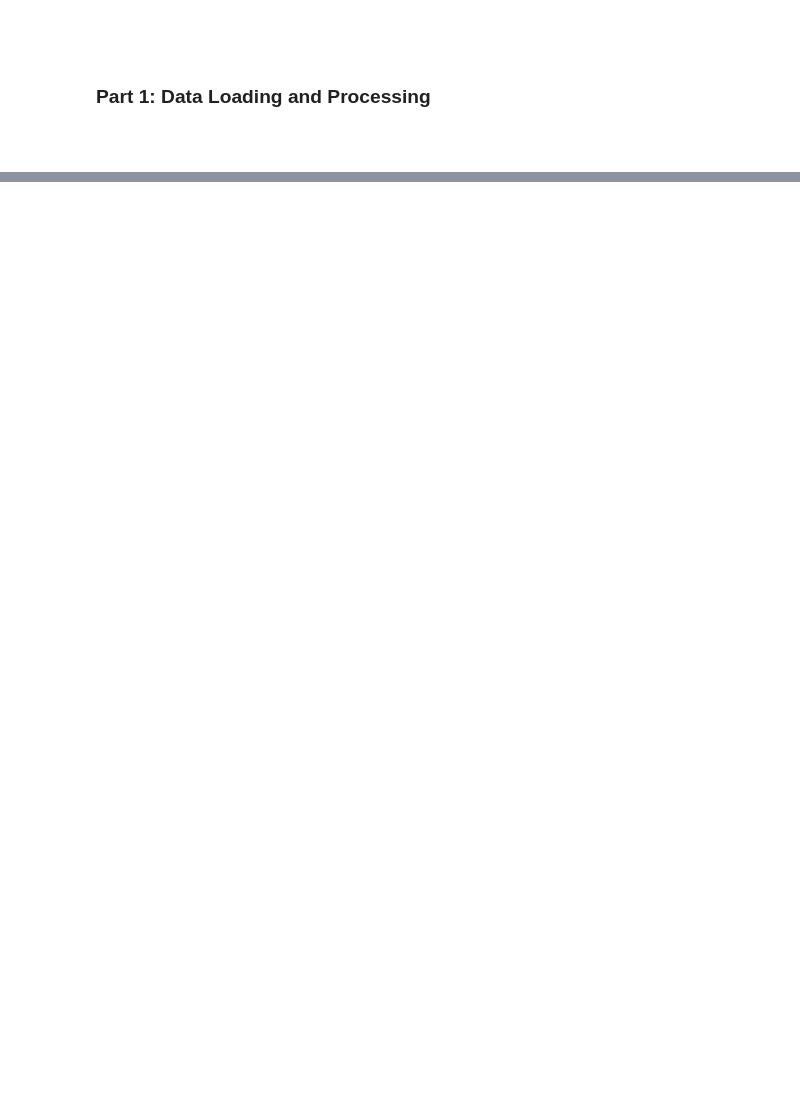
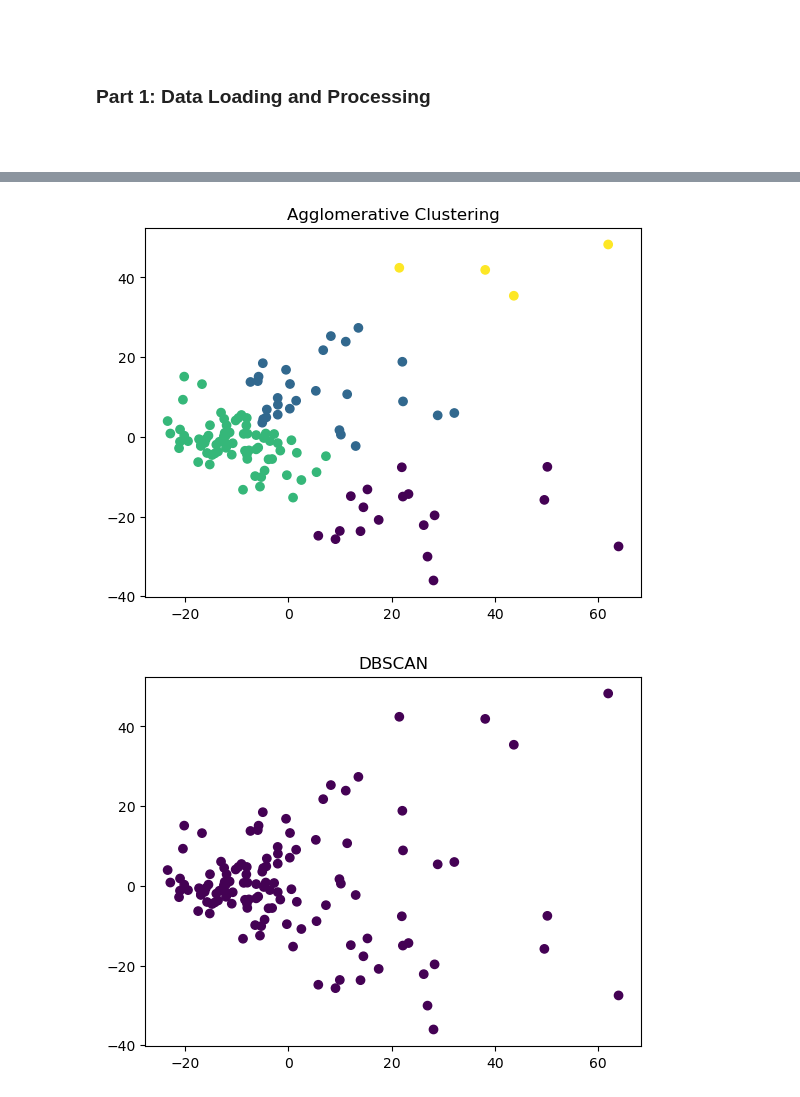
Before and after one commit to simoninic/CG_Final_Project, a Jupyter notebook: cnv_hmm_nb.ipynb, the cells around one changed output, grey strips where cells are left out. Drawn from its saved outputs; the diff is of its cells as text; code cells hidden in the pictures; blank space fills up the shorter version.

```diff
--- a/cnv_hmm_nb.ipynb
+++ b/cnv_hmm_nb.ipynb
@@ -111,0 +107,20 @@ print(trans_mtx)
+# %%
+from sklearn.cluster import AgglomerativeClustering, DBSCAN
+
+agg = AgglomerativeClustering(n_clusters=4).fit(df)
+dbscan = DBSCAN(eps=0.5, min_samples=5).fit(df)
+
+agg_labels = agg.labels_
+dbscan_labels = dbscan.labels_
+
+plt.scatter(df[:, 0], df[:, 1], c=agg_labels)
+plt.title('Agglomerative Clustering')
+plt.show()
+
+# Visualize DBSCAN
+plt.scatter(df[:, 0], df[:, 1], c=dbscan_labels)
+plt.title('DBSCAN')
+plt.show()
+# %% [output]
+[figure, added]
+[figure, added]
```
Also changed, not shown: parts of 22 cells of this notebook, 1 other file.
